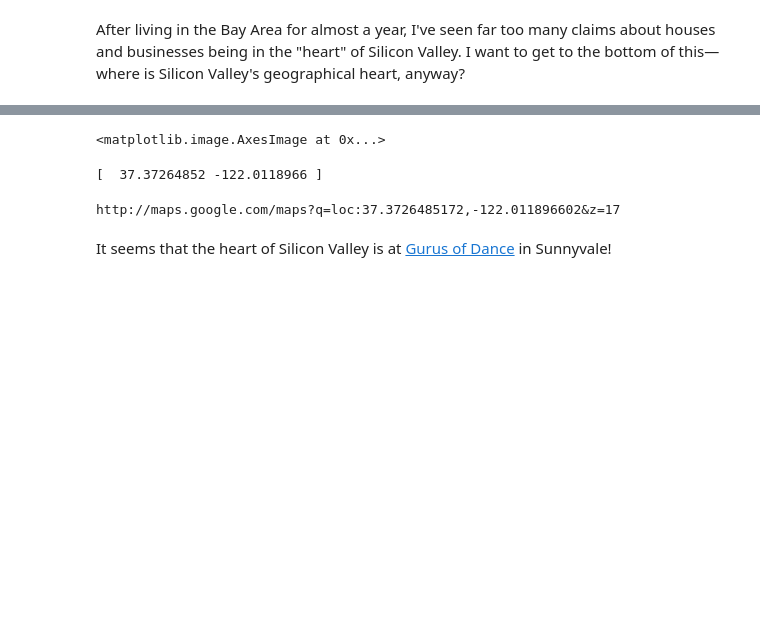
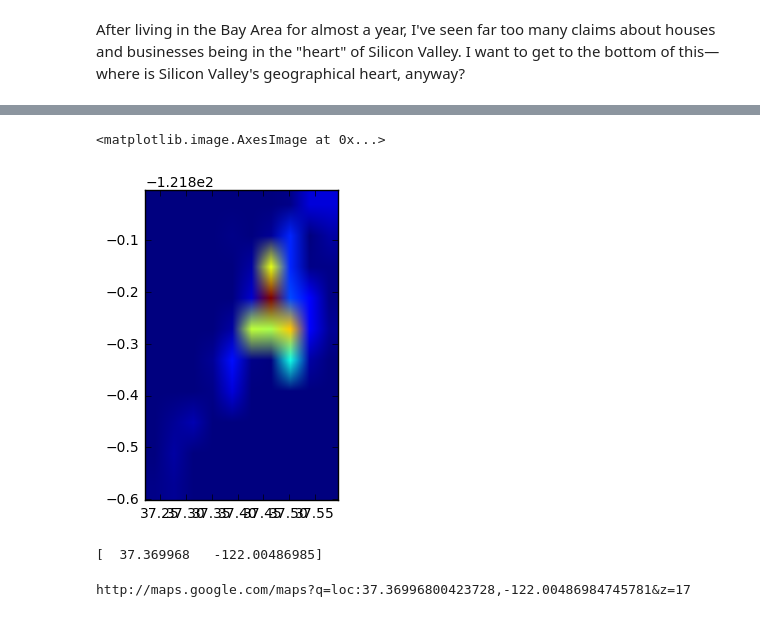
Before and after one commit to hans/ipython-notebooks, a Jupyter notebook: The Heart of Silicon Valley.ipynb, the cells around one changed output, grey strips where cells are left out. Drawn from its saved outputs; the diff is of its cells as text; code cells hidden in the pictures; blank space fills up the shorter version.

Commit message:
Re-run "Heart of Silicon Valley" test. It has moved < 0.5 mi... ?!!?!?!?

```diff
--- a/The Heart of Silicon Valley.ipynb
+++ b/The Heart of Silicon Valley.ipynb
@@ -79,21 +82,20 @@ hist([loc[1] for loc in locations])
 # %%
 heatmap, xedges, yedges = np.histogram2d([loc[0] for loc in locations], [loc[1] for loc in locations])
 extent = [xedges[0], xedges[-1], yedges[0], yedges[-1]]
-imshow(heatmap, extent=extent)
+plt.imshow(heatmap, extent=extent)
 # %% [output]
 <matplotlib.image.AxesImage at 0x...>
+[figure, added]
 # %%
 avg = np.mean(locations, axis=0)
-print avg
+print(avg)
 # %% [output]
-[  37.37264852 -122.0118966 ]
+[  37.369968   -122.00486985]
 # %%
 from IPython.display import IFrame
 from IPython.core.display import display
 
 map_url = "http://maps.google.com/maps?q=loc:{lat},{lon}&z=17"
-print map_url.format(lat=avg[0], lon=avg[1])
+print(map_url.format(lat=avg[0], lon=avg[1]))
 # %% [output]
-http://maps.google.com/maps?q=loc:37.3726485172,-122.011896602&z=17
+http://maps.google.com/maps?q=loc:37.36996800423728,-122.00486984745781&z=17
-# %% [markdown]
-It seems that the heart of Silicon Valley is at [Gurus of Dance](http://www.gurusofdance.com/) in Sunnyvale!
```
Also changed, not shown: parts of 7 cells of this notebook.
